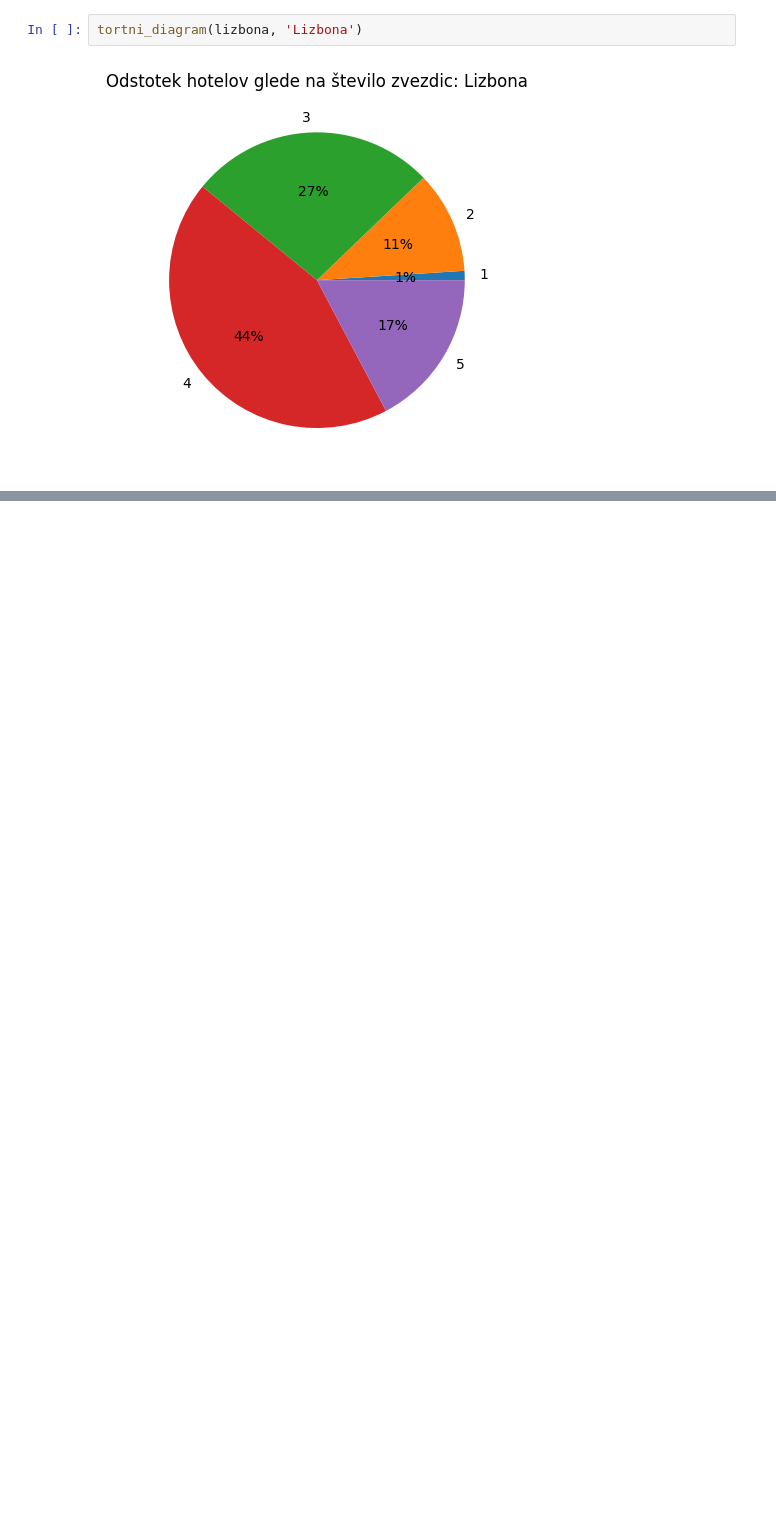
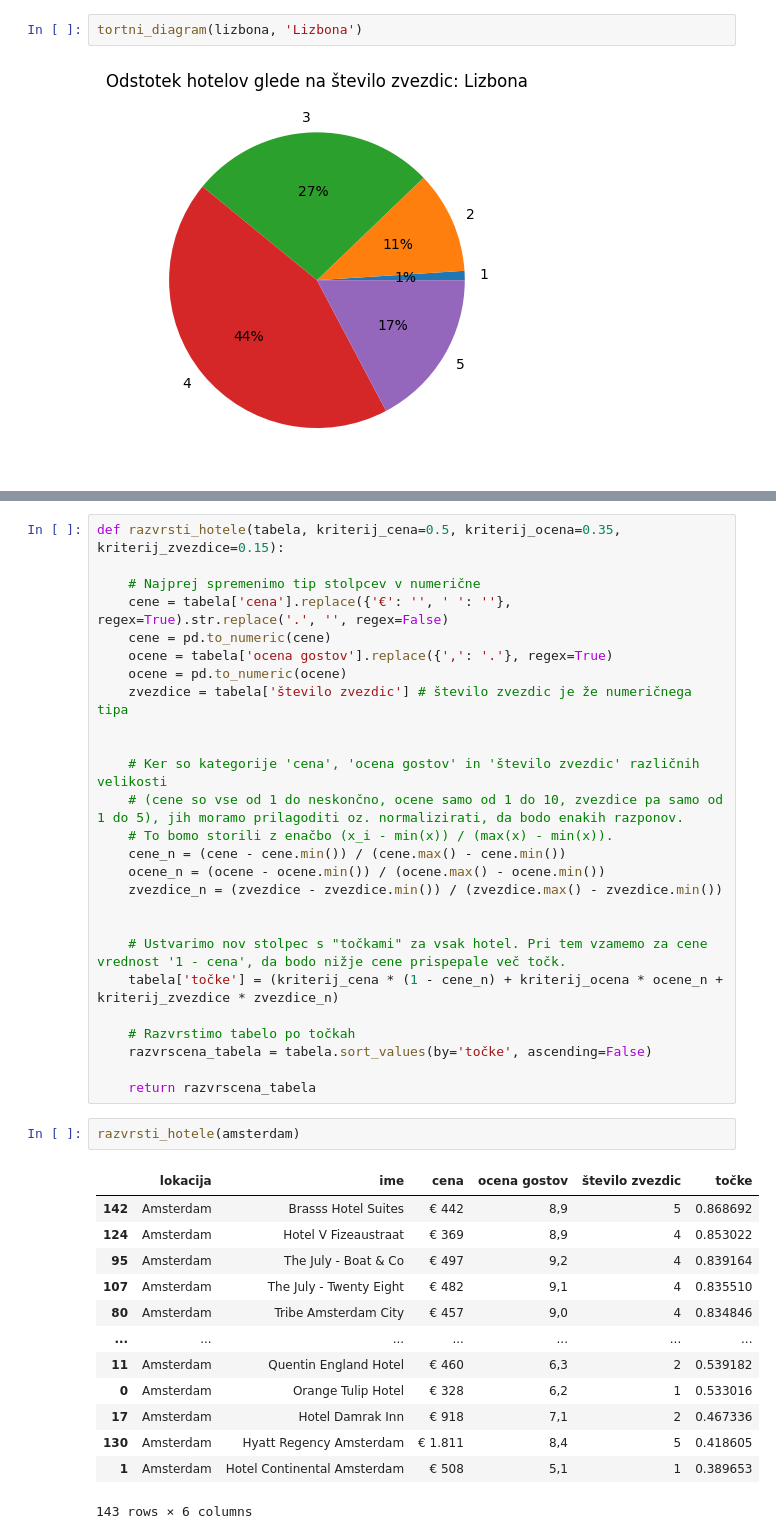
Before and after one commit to MiaCakarova/ProjektnaNaloga_AnalizaHotelovBooking, a Jupyter notebook: analiza_podatkov.ipynb, the cells around one changed output, grey strips where cells are left out. Cells and saved outputs as stored; diff of their text form; blank space fills up the shorter version.

```diff
--- a/analiza_podatkov.ipynb
+++ b/analiza_podatkov.ipynb
@@ -288,0 +294,42 @@ tortni_diagram(lizbona, 'Lizbona')
+# %%
+def razvrsti_hotele(tabela, kriterij_cena=0.5, kriterij_ocena=0.35, kriterij_zvezdice=0.15):
+
+    # Najprej spremenimo tip stolpcev v numerične
+    cene = tabela['cena'].replace({'€': '', ' ': ''}, regex=True).str.replace('.', '', regex=False)
+    cene = pd.to_numeric(cene)
+    ocene = tabela['ocena gostov'].replace({',': '.'}, regex=True)
+    ocene = pd.to_numeric(ocene)
+    zvezdice = tabela['število zvezdic'] # število zvezdic je že numeričnega tipa
+
+
+    # Ker so kategorije 'cena', 'ocena gostov' in 'število zvezdic' različnih velikosti
+    # (cene so vse od 1 do neskončno, ocene samo od 1 do 10, zvezdice pa samo od 1 do 5), jih moramo prilagoditi oz. normalizirati, da bodo enakih razponov.
+    # To bomo storili z enačbo (x_i - min(x)) / (max(x) - min(x)).
+    cene_n = (cene - cene.min()) / (cene.max() - cene.min())
+    ocene_n = (ocene - ocene.min()) / (ocene.max() - ocene.min())
+    zvezdice_n = (zvezdice - zvezdice.min()) / (zvezdice.max() - zvezdice.min())
+
+
+    # Ustvarimo nov stolpec s "točkami" za vsak hotel. Pri tem vzamemo za cene vrednost '1 - cena', da bodo nižje cene prispepale več točk.
+    tabela['točke'] = (kriterij_cena * (1 - cene_n) + kriterij_ocena * ocene_n + kriterij_zvezdice * zvezdice_n)
+
+    # Razvrstimo tabelo po točkah
+    razvrscena_tabela = tabela.sort_values(by='točke', ascending=False)
+
+    return razvrscena_tabela
+# %%
+razvrsti_hotele(amsterdam)
+# %% [output]
+|  | lokacija | ime | cena | ocena gostov | število zvezdic | točke |
+| 142 | Amsterdam | Brasss Hotel Suites | € 442 | 8,9 | 5 | 0.868692 |
+| 124 | Amsterdam | Hotel V Fizeaustraat | € 369 | 8,9 | 4 | 0.853022 |
+| 95 | Amsterdam | The July - Boat & Co | € 497 | 9,2 | 4 | 0.839164 |
+| 107 | Amsterdam | The July - Twenty Eight | € 482 | 9,1 | 4 | 0.835510 |
+| 80 | Amsterdam | Tribe Amsterdam City | € 457 | 9,0 | 4 | 0.834846 |
+| ... | ... | ... | ... | ... | ... | ... |
+| 11 | Amsterdam | Quentin England Hotel | € 460 | 6,3 | 2 | 0.539182 |
+| 0 | Amsterdam | Orange Tulip Hotel | € 328 | 6,2 | 1 | 0.533016 |
+| 17 | Amsterdam | Hotel Damrak Inn | € 918 | 7,1 | 2 | 0.467336 |
+| 130 | Amsterdam | Hyatt Regency Amsterdam | € 1.811 | 8,4 | 5 | 0.418605 |
+| 1 | Amsterdam | Hotel Continental Amsterdam | € 508 | 5,1 | 1 | 0.389653 |
+143 rows × 6 columns
```
Also changed, not shown: parts of 4 cells of this notebook.
